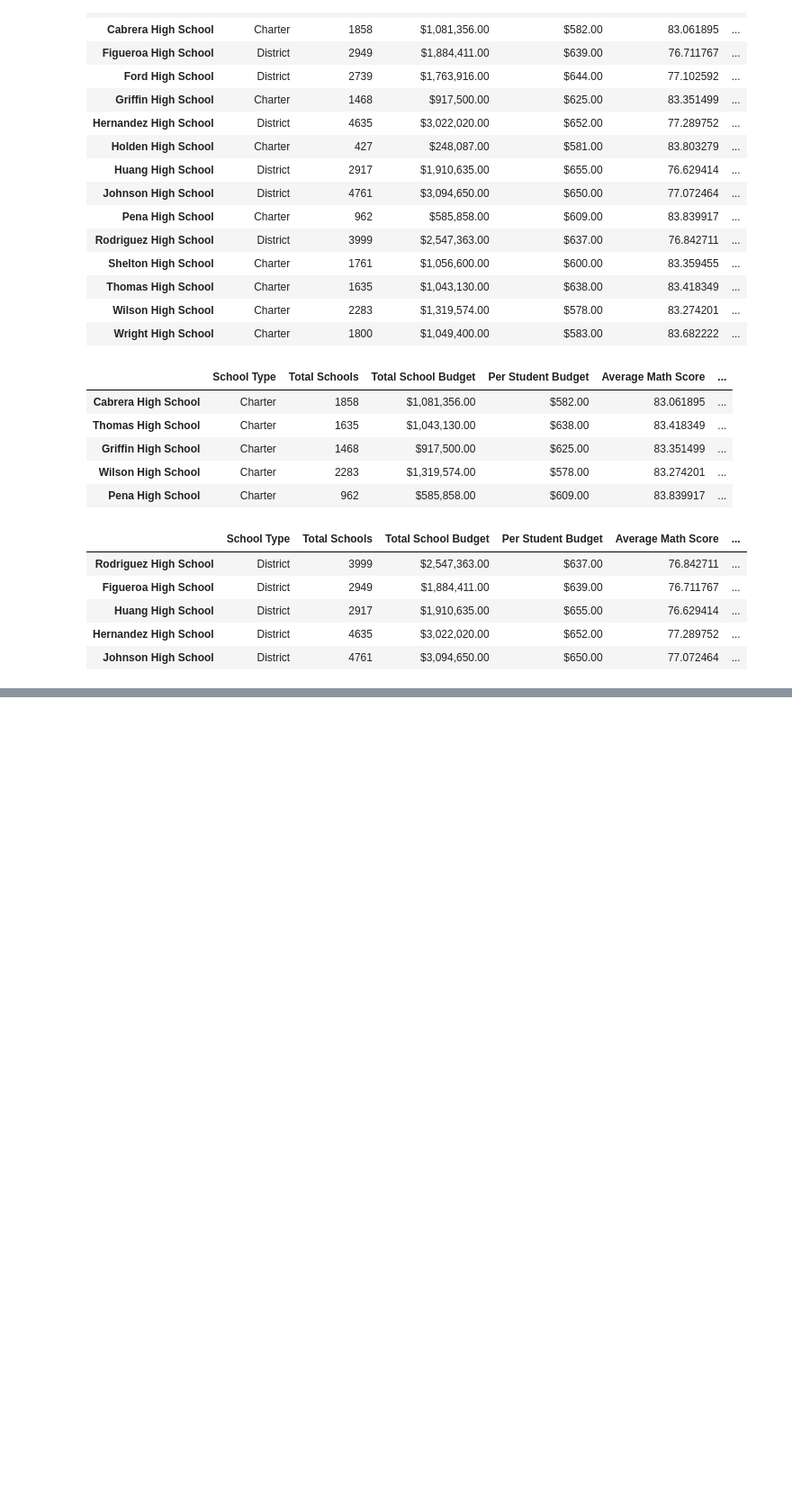
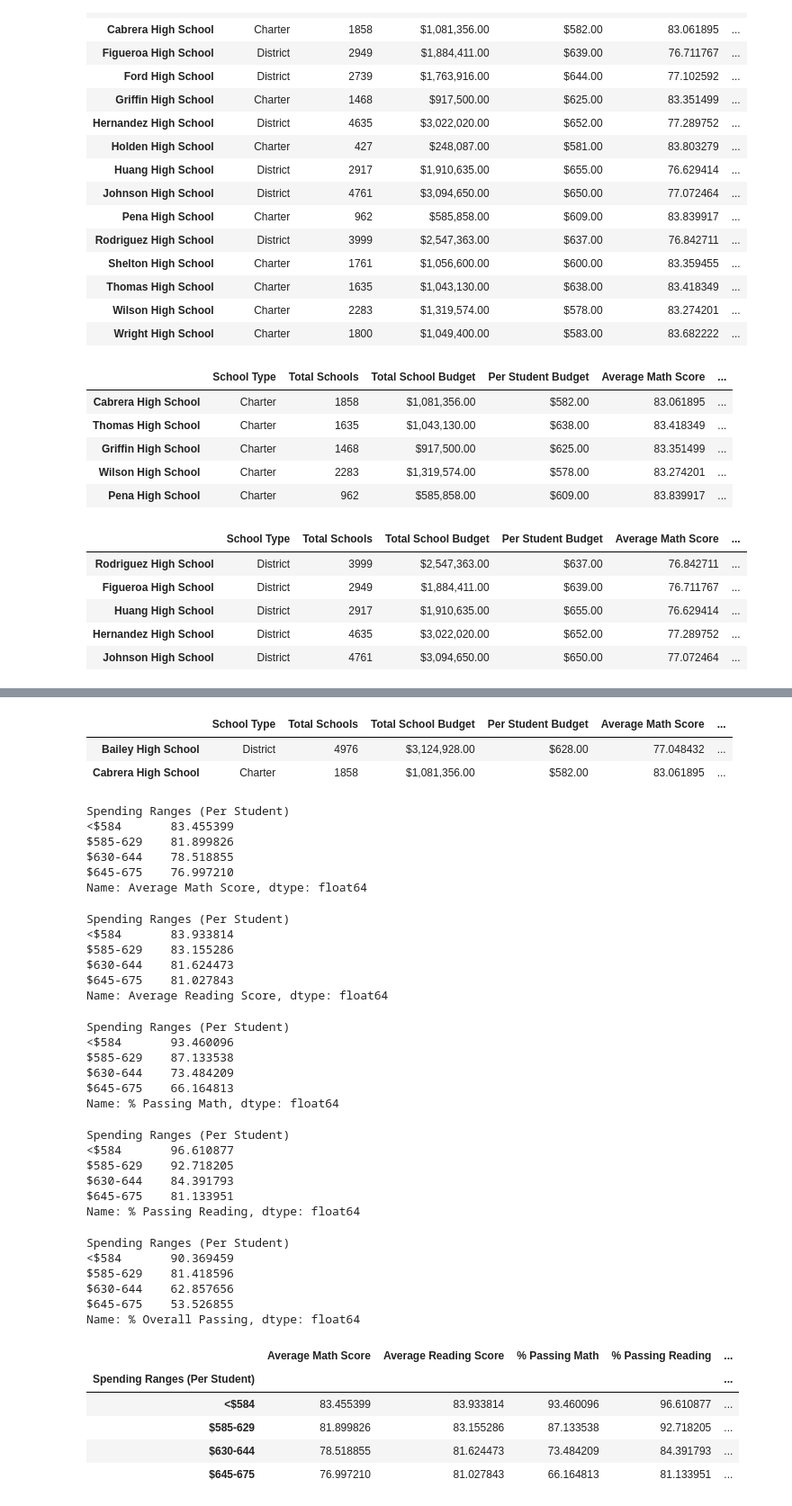
Before and after one commit to qaseemme064/School_District_Analysis, a Jupyter notebook: PyCitySchools.ipynb, the cells around one changed output, grey strips where cells are left out. Shown: that part at 90% size. Saved outputs shown, nothing was run; the diff lists cells and outputs as text; code cells hidden in the pictures; blank space fills up the shorter version.

Commit message:
scores by school spending.

```diff
--- a/PyCitySchools.ipynb
+++ b/PyCitySchools.ipynb
@@ -1309,0 +1354,80 @@ reading_scores_by_grade.head()
+# %%
+# Establish the spending bins and group names
+spending_bins = [0, 585, 630, 645, 675]
+group_names = ["<$584", "$585-629", "$630-644", "$645-675"]
+# %%
+# Categorize spending based on the bins.
+per_school_summary_df["Spending Ranges (Per Student)"] = pd.cut(per_school_capita, spending_bins, labels=group_names)
+per_school_summary_df.head(2)
+# %% [output]
+|  | School Type | Total Schools | Total School Budget | Per Student Budget | Average Math Score | ... |
+| Bailey High School | District | 4976 | $3,124,928.00 | $628.00 | 77.048432 | ... |
+| Cabrera High School | Charter | 1858 | $1,081,356.00 | $582.00 | 83.061895 | ... |
+# %%
+# Calculate averages for the desired columns.
+spending_math_scores = per_school_summary_df.groupby(["Spending Ranges (Per Student)"]).mean()['Average Math Score']
+spending_reading_scores = per_school_summary_df.groupby(["Spending Ranges (Per Student)"]).mean()['Average Reading Score']
+spending_passing_math = per_school_summary_df.groupby(["Spending Ranges (Per Student)"]).mean()['% Passing Math']
+spending_passing_reading= per_school_summary_df.groupby(["Spending Ranges (Per Student)"]).mean()['% Passing Reading']
+overall_passing_spending = per_school_summary_df.groupby(["Spending Ranges (Per Student)"]).mean()['% Overall Passing']
+# %%
+spending_math_scores
+# %% [output]
+Spending Ranges (Per Student)
+<$584       83.455399
+$585-629    81.899826
+$630-644    78.518855
+$645-675    76.997210
+Name: Average Math Score, dtype: float64
+# %%
+spending_reading_scores
+# %% [output]
+Spending Ranges (Per Student)
+<$584       83.933814
+$585-629    83.155286
+$630-644    81.624473
+$645-675    81.027843
+Name: Average Reading Score, dtype: float64
+# %%
+spending_passing_math
+# %% [output]
+Spending Ranges (Per Student)
+<$584       93.460096
+$585-629    87.133538
+$630-644    73.484209
+$645-675    66.164813
+Name: % Passing Math, dtype: float64
+# %%
+spending_passing_reading
+# %% [output]
+Spending Ranges (Per Student)
+<$584       96.610877
+$585-629    92.718205
+$630-644    84.391793
+$645-675    81.133951
+Name: % Passing Reading, dtype: float64
+# %%
+overall_passing_spending
+# %% [output]
+Spending Ranges (Per Student)
+<$584       90.369459
+$585-629    81.418596
+$630-644    62.857656
+$645-675    53.526855
+Name: % Overall Passing, dtype: float64
+# %%
+# Assemble into DataFrame.
+spending_summary_df = pd.DataFrame({
+    'Average Math Score' : spending_math_scores,
+    'Average Reading Score' : spending_reading_scores,
+    "% Passing Math": spending_passing_math,
+    "% Passing Reading": spending_passing_reading,
+    "% Overall Passing": overall_passing_spending})
+spending_summary_df
+# %% [output]
+|  | Average Math Score | Average Reading Score | % Passing Math | % Passing Reading | ... |
+| Spending Ranges (Per Student) |  |  |  |  | ... |
+| <$584 | 83.455399 | 83.933814 | 93.460096 | 96.610877 | ... |
+| $585-629 | 81.899826 | 83.155286 | 87.133538 | 92.718205 | ... |
+| $630-644 | 78.518855 | 81.624473 | 73.484209 | 84.391793 | ... |
+| $645-675 | 76.997210 | 81.027843 | 66.164813 | 81.133951 | ... |
```
Also changed, not shown: parts of 47 cells of this notebook.
